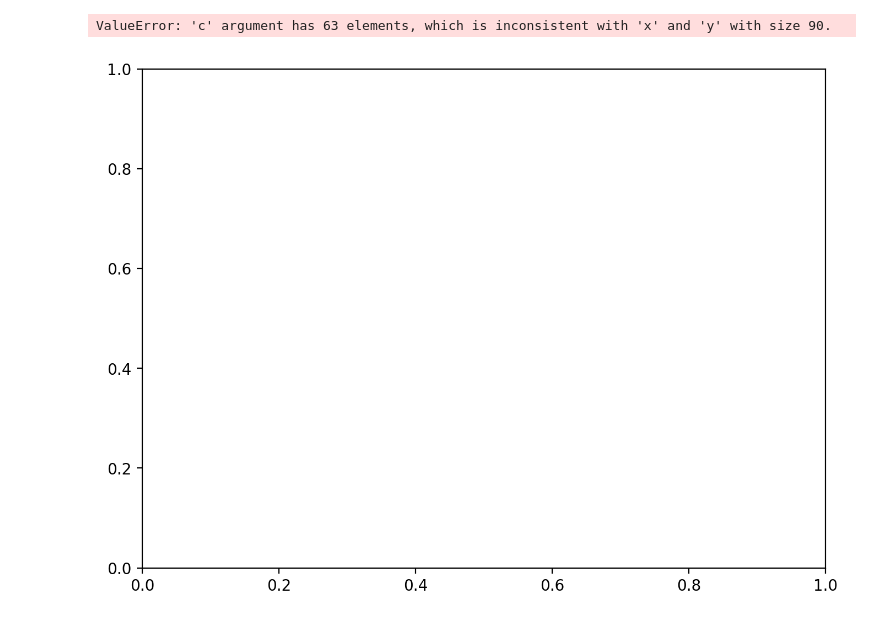
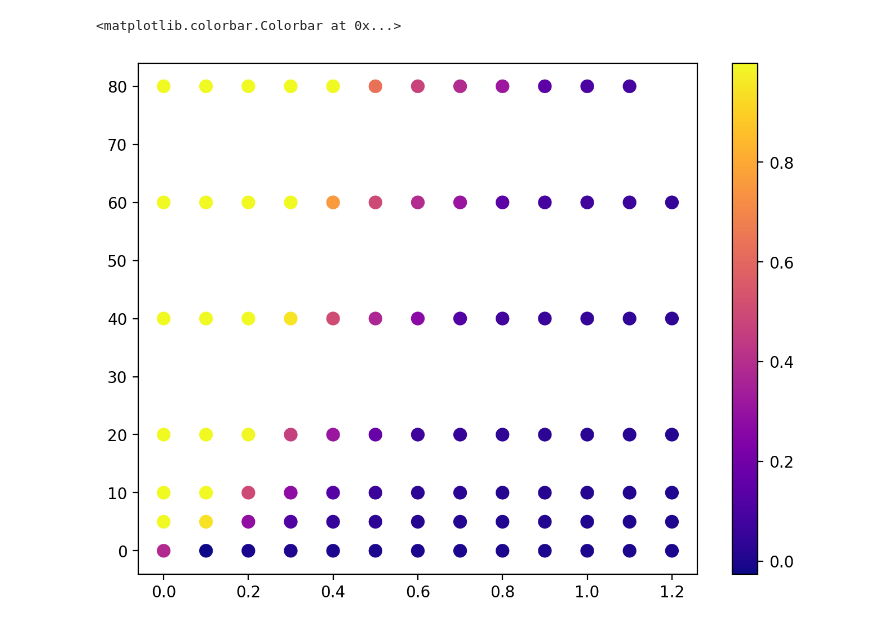
Before and after one commit to janpriessnitz/magsim, a Jupyter notebook: uppasd/metacentrum_diagram/ProcessResults.ipynb, the cells around one changed output. Cells and saved outputs as stored; diff of their text form; code cells hidden in the pictures.

Commit message:
Added metacentrum diagram results

```diff
--- a/uppasd/metacentrum_diagram/ProcessResults.ipynb
+++ b/uppasd/metacentrum_diagram/ProcessResults.ipynb
@@ -32,11 +34,12 @@ def plot_sim(i):
     plt.colorbar()
 # %%
 def get_mag(lattice):
-    return np.sum(lattice[:,:,2])
+    return np.sum(lattice[:,:,2])/lattice.shape[0]/lattice.shape[1]
 # %%
 mag = [get_mag(l) for l in lattices_list]
 
 plt.scatter(params_list[:,0], params_list[:,1], c=mag, cmap="plasma", marker="o", s=60)
+plt.colorbar()
 # %% [output]
-ValueError: 'c' argument has 63 elements, which is inconsistent with 'x' and 'y' with size 90.
+<matplotlib.colorbar.Colorbar at 0x...>
-[figure, old version]
+[figure, new version]
```
Also changed, not shown: parts of 5 cells of this notebook, 14 other files.
